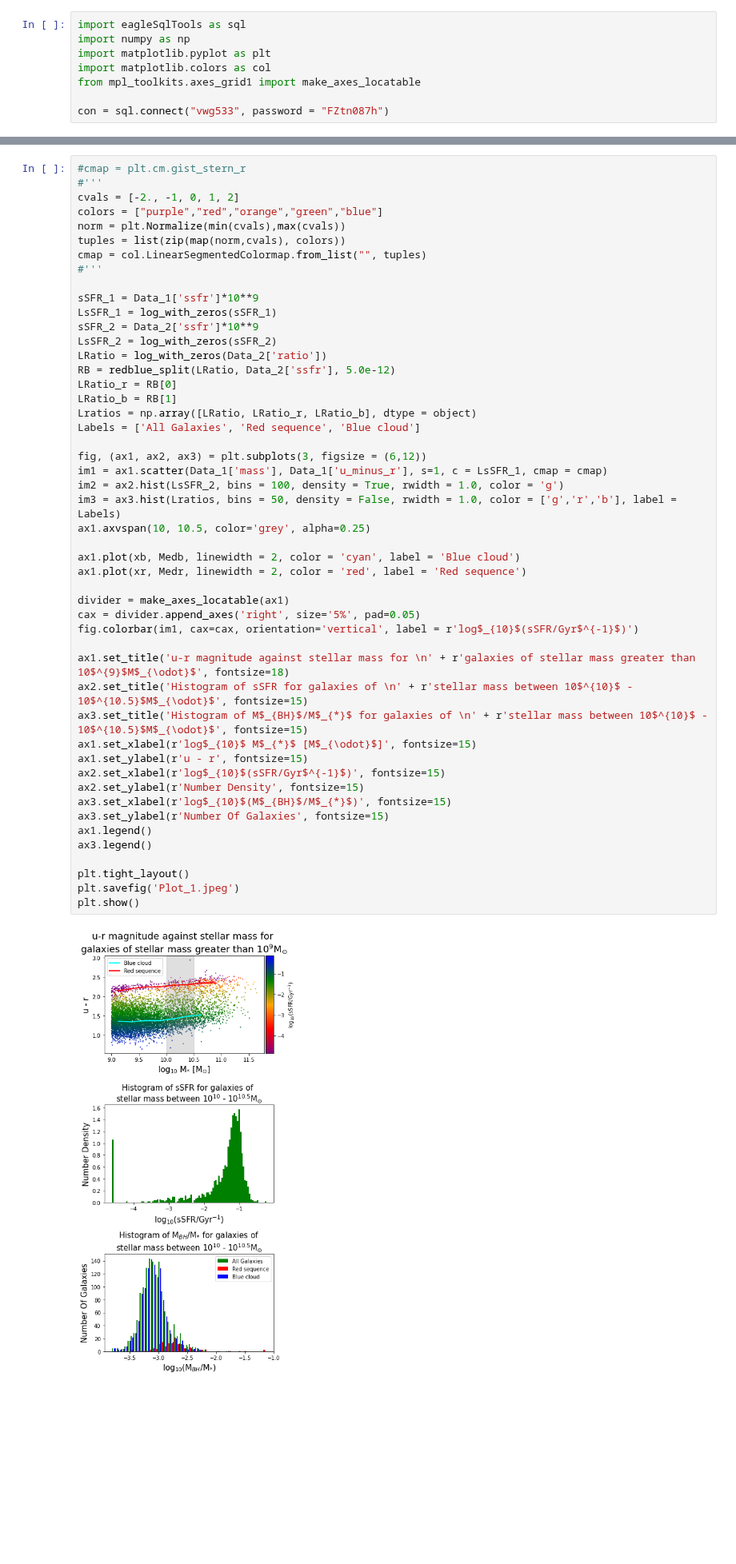
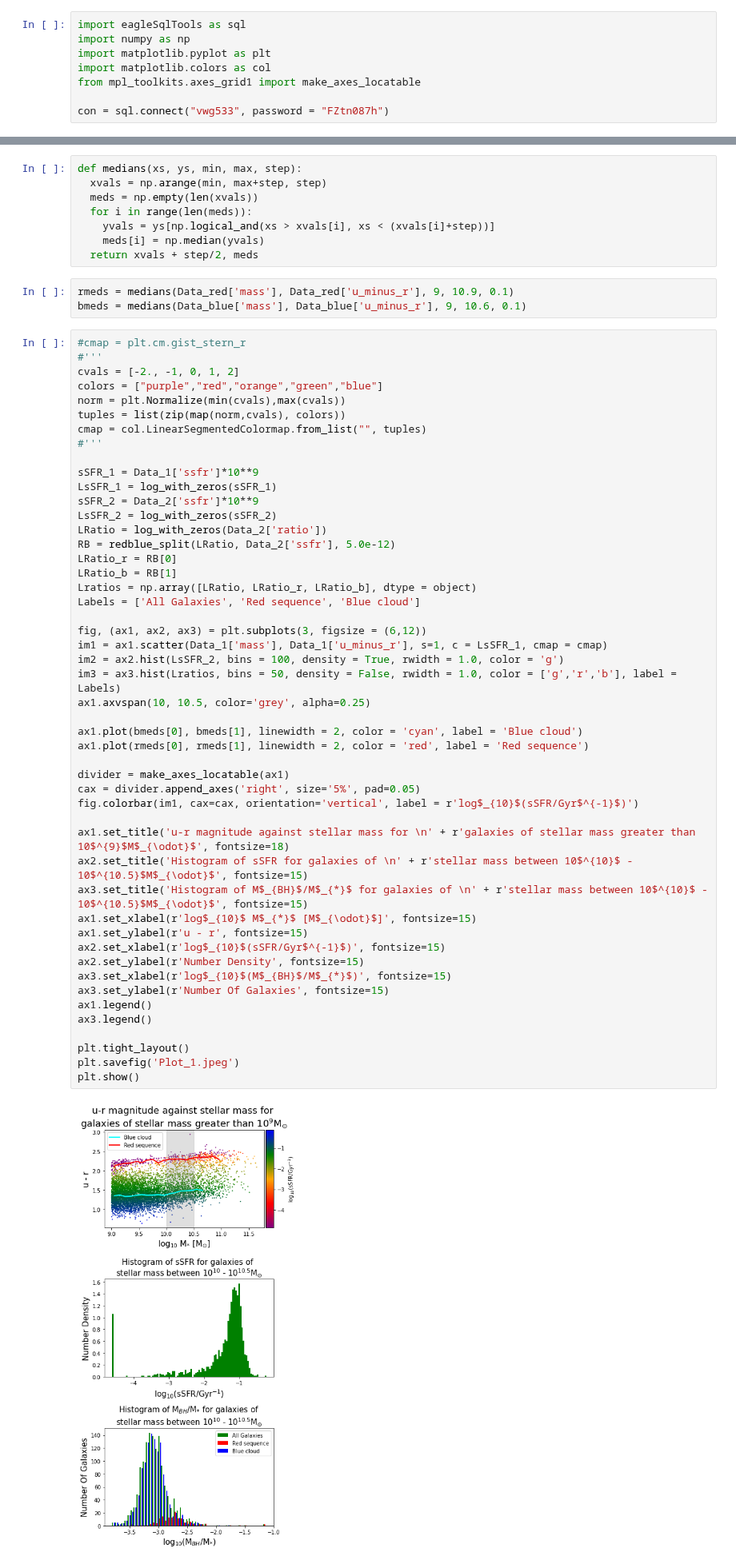
Before and after one commit to xvh422/L4-Project, a Jupyter notebook: First_Plot.ipynb, the cells around one changed output, grey strips where cells are left out. Shown at 80% size. Saved outputs shown, nothing was run; the diff lists cells and outputs as text; blank space fills up the shorter version.

```diff
--- a/First_Plot.ipynb
+++ b/First_Plot.ipynb
@@ -178,6 +181,17 @@ for i in range(len(Data_red['u_minus_r'])):
 Medr = np.array([np.median(Br1), np.median(Br2), np.median(Br3), np.median(Br4),
                  np.median(Br5), np.median(Br6), np.median(Br7), np.median(Br8)])
 xr = np.array([9.125, 9.3750, 9.625, 9.875, 10.125, 10.375, 10.625, 10.875])
+# %%
+def medians(xs, ys, min, max, step):
+  xvals = np.arange(min, max+step, step)
+  meds = np.empty(len(xvals))
+  for i in range(len(meds)):
+    yvals = ys[np.logical_and(xs > xvals[i], xs < (xvals[i]+step))]
+    meds[i] = np.median(yvals)
+  return xvals + step/2, meds
+# %%
+rmeds = medians(Data_red['mass'], Data_red['u_minus_r'], 9, 10.9, 0.1)
+bmeds = medians(Data_blue['mass'], Data_blue['u_minus_r'], 9, 10.6, 0.1)
 # %%
 #cmap = plt.cm.gist_stern_r
 #'''
@@ -199,33 +213,33 @@ LRatio_b = RB[1]
 Lratios = np.array([LRatio, LRatio_r, LRatio_b], dtype = object)
 Labels = ['All Galaxies', 'Red sequence', 'Blue cloud']
 
 fig, (ax1, ax2, ax3) = plt.subplots(3, figsize = (6,12))
 im1 = ax1.scatter(Data_1['mass'], Data_1['u_minus_r'], s=1, c = LsSFR_1, cmap = cmap)
 im2 = ax2.hist(LsSFR_2, bins = 100, density = True, rwidth = 1.0, color = 'g')
 im3 = ax3.hist(Lratios, bins = 50, density = False, rwidth = 1.0, color = ['g','r','b'], label = Labels)
 ax1.axvspan(10, 10.5, color='grey', alpha=0.25)
 
-ax1.plot(xb, Medb, linewidth = 2, color = 'cyan', label = 'Blue cloud')
-ax1.plot(xr, Medr, linewidth = 2, color = 'red', label = 'Red sequence')
+ax1.plot(bmeds[0], bmeds[1], linewidth = 2, color = 'cyan', label = 'Blue cloud')
+ax1.plot(rmeds[0], rmeds[1], linewidth = 2, color = 'red', label = 'Red sequence')
 
 divider = make_axes_locatable(ax1)
 cax = divider.append_axes('right', size='5%', pad=0.05)
 fig.colorbar(im1, cax=cax, orientation='vertical', label = r'log$_{10}$(sSFR/Gyr$^{-1}$)')
 
 ax1.set_title('u-r magnitude against stellar mass for \n' + r'galaxies of stellar mass greater than 10$^{9}$M$_{\odot}$', fontsize=18)
 ax2.set_title('Histogram of sSFR for galaxies of \n' + r'stellar mass between 10$^{10}$ - 10$^{10.5}$M$_{\odot}$', fontsize=15)
 ax3.set_title('Histogram of M$_{BH}$/M$_{*}$ for galaxies of \n' + r'stellar mass between 10$^{10}$ - 10$^{10.5}$M$_{\odot}$', fontsize=15)
 ax1.set_xlabel(r'log$_{10}$ M$_{*}$ [M$_{\odot}$]', fontsize=15)
 ax1.set_ylabel(r'u - r', fontsize=15)
 ax2.set_xlabel(r'log$_{10}$(sSFR/Gyr$^{-1}$)', fontsize=15)
 ax2.set_ylabel(r'Number Density', fontsize=15)
 ax3.set_xlabel(r'log$_{10}$(M$_{BH}$/M$_{*}$)', fontsize=15)
 ax3.set_ylabel(r'Number Of Galaxies', fontsize=15)
 ax1.legend()
 ax3.legend()
 
 plt.tight_layout()
 plt.savefig('Plot_1.jpeg')
 plt.show()
 # %% [output]
-[figure, old version]
+[figure, new version]
```
Also changed, not shown: parts of 2 cells of this notebook.
